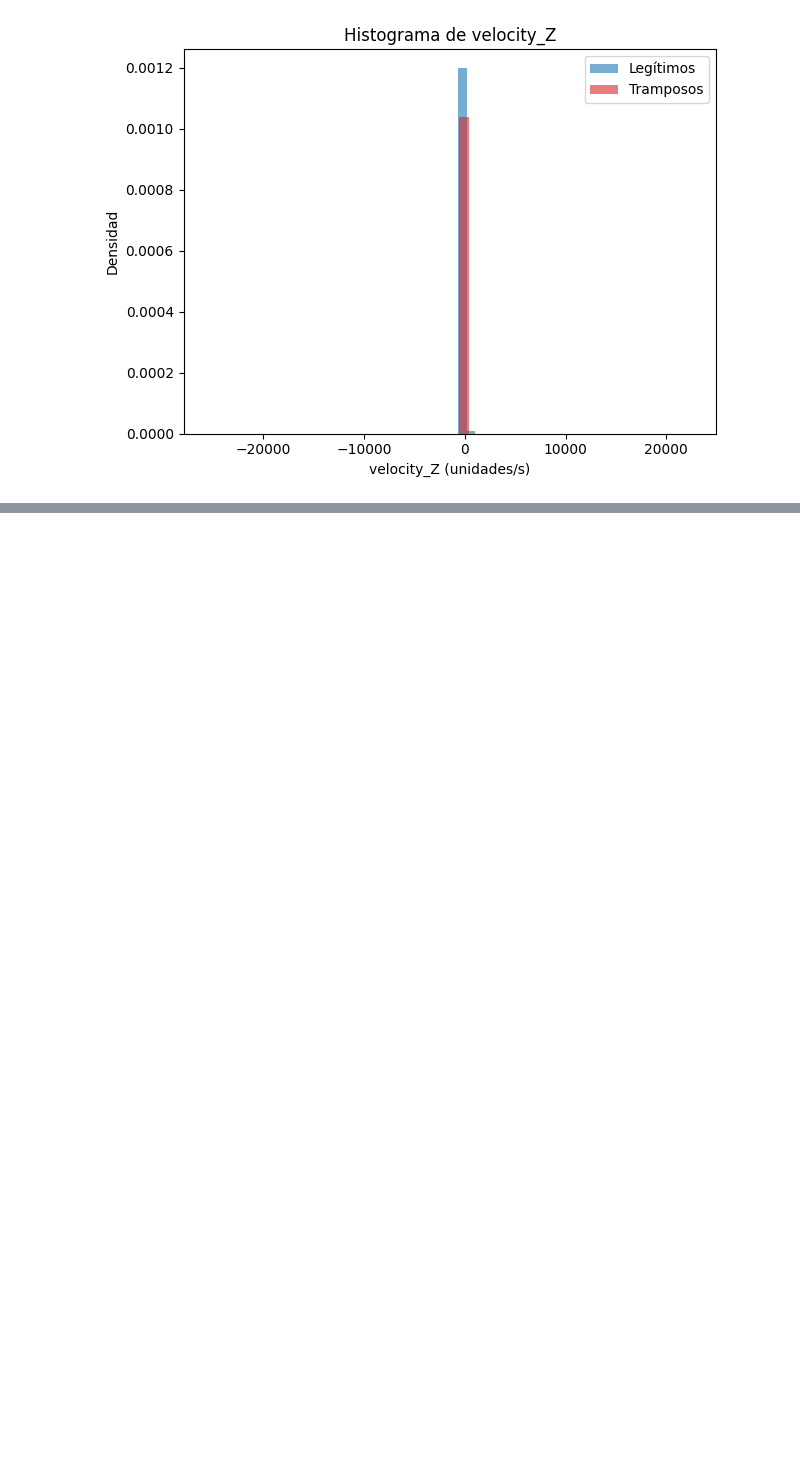
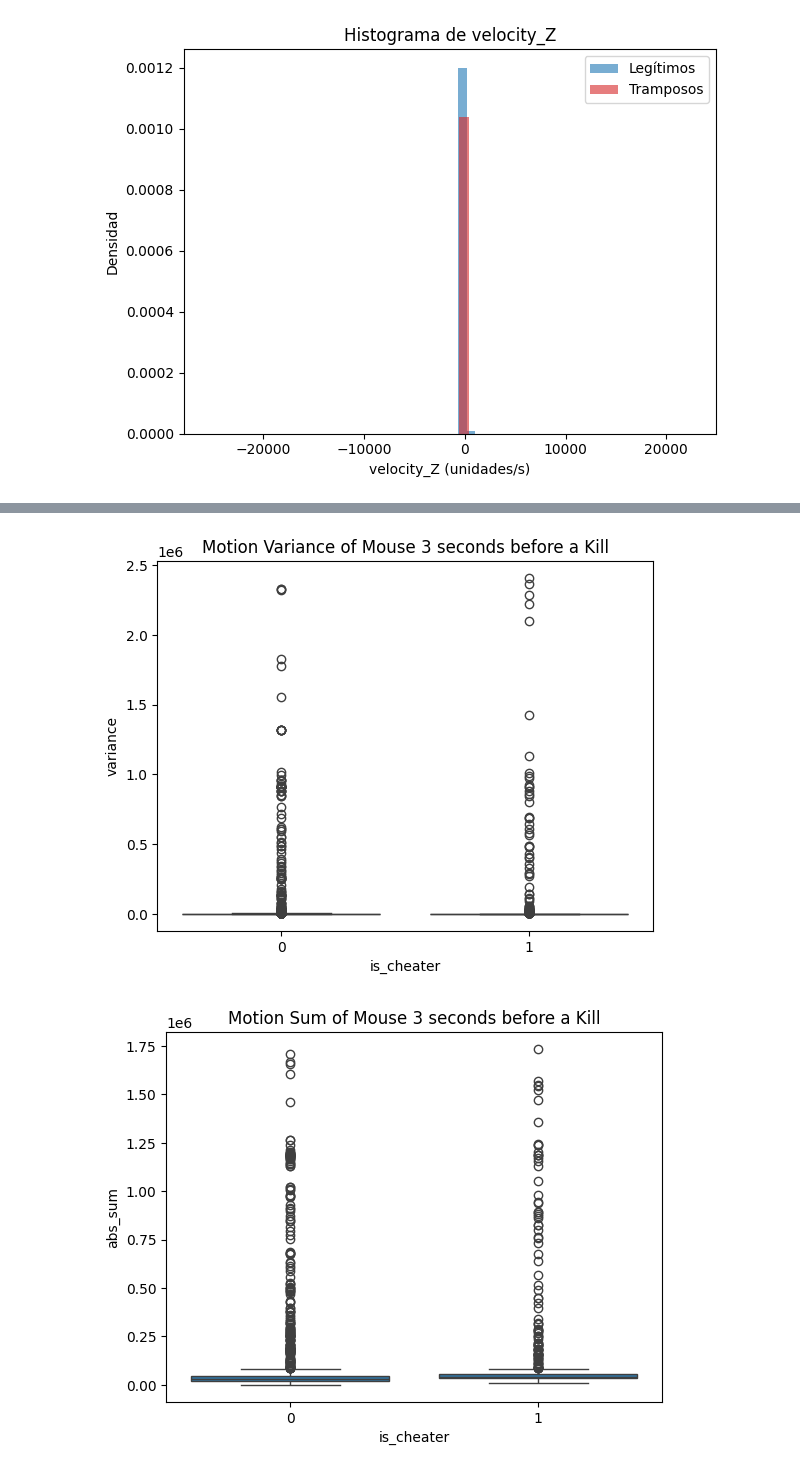
Before and after one commit to SanadaAstolfo/ProyectoAnticheatCS2, a Jupyter notebook: EDAcs2cd.ipynb, the cells around one changed output, grey strips where cells are left out. Cells and saved outputs as stored; diff of their text form; code cells hidden in the pictures; blank space fills up the shorter version.

```diff
--- a/EDAcs2cd.ipynb
+++ b/EDAcs2cd.ipynb
@@ -296,13 +299,16 @@ pre_kill_analysis_df = pd.DataFrame(pre_kill_data)
 # %%
 import seaborn as sns
 import matplotlib.pyplot as plt
 
 # Comparamos la varianza del movimiento del ratón
 sns.boxplot(x='is_cheater', y='variance', data=pre_kill_analysis_df)
-plt.title('Varianza del Movimiento del Ratón 3 segundos antes de una Baja')
+plt.title('Motion Variance of Mouse 3 seconds before a Kill')
 plt.show()
 
 # Comparamos la suma de movimientos absolutos
 sns.boxplot(x='is_cheater', y='abs_sum', data=pre_kill_analysis_df)
-plt.title('Suma de Movimientos del Ratón 3 segundos antes de una Baja')
+plt.title('Motion Sum of Mouse 3 seconds before a Kill')
 plt.show()
+# %% [output]
+[figure, added]
+[figure, added]
```
Also changed, not shown: parts of 2 cells of this notebook, 9 other files.
